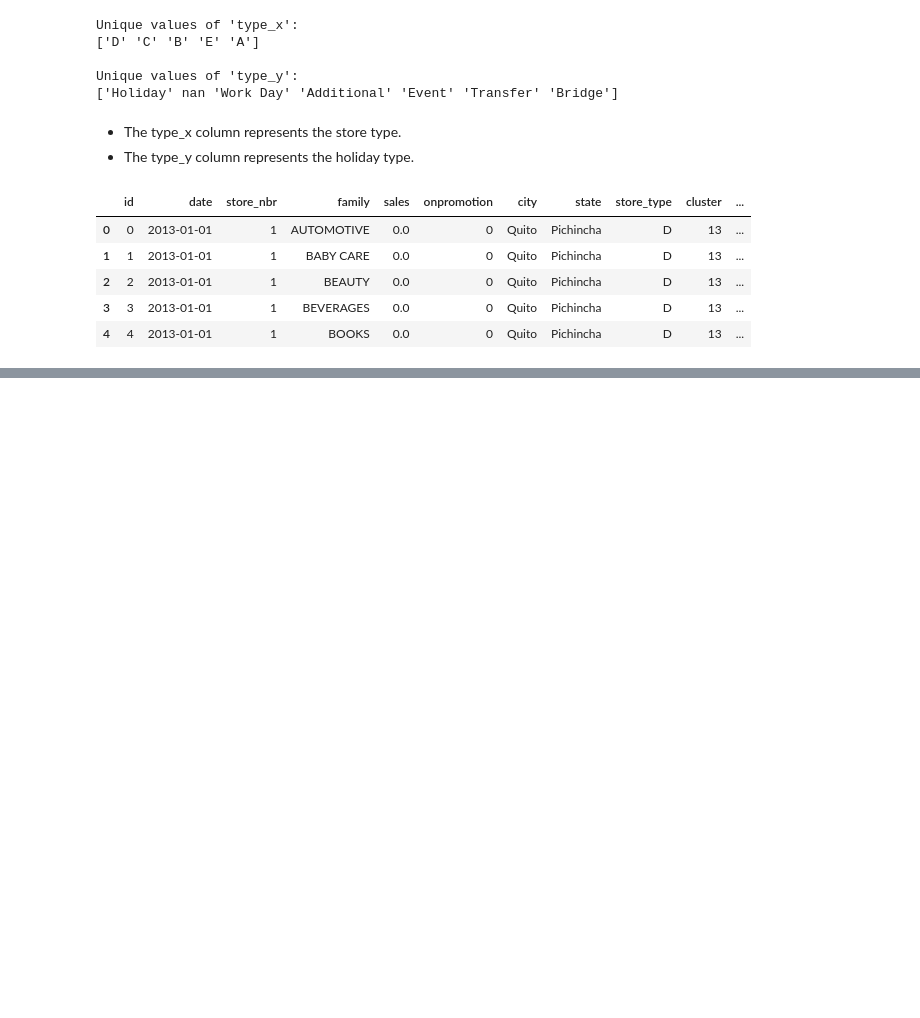
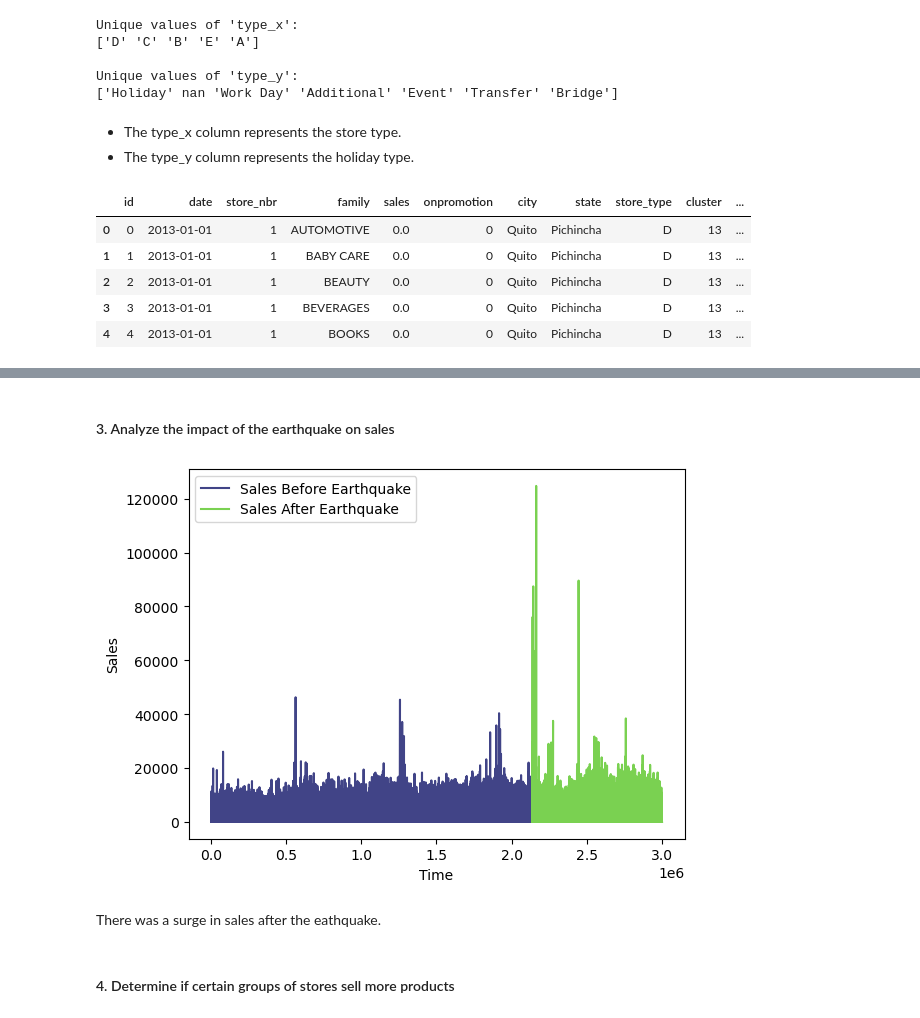
Before and after one commit to rasmodev/Time-Series-Forecasting---ML-Regression-Project, a Jupyter notebook: Regression_Time_Series.ipynb, the cells around one changed output, grey strips where cells are left out. Saved outputs shown, nothing was run; the diff lists cells and outputs as text; code cells hidden in the pictures; blank space fills up the shorter version.

```diff
--- a/Regression_Time_Series.ipynb
+++ b/Regression_Time_Series.ipynb
@@ -629,0 +586,11 @@ To proceed with imputing the missing values, we can use the SimpleImputer class
+# %%
+train_df['date'] = pd.to_datetime(train_df['date'])
+train_df['year'] = train_df['date'].dt.year
+
+lowest_sales_dates = train_df.groupby('year')['date'].min()
+lowest_sales_dates
+highest_sales_dates = train_df.groupby('year')['date'].max()
+
+print("Dates with the lowest sales for each year:\n", lowest_sales_dates)
+print('==='*15)
+print("Dates with the highest sales for each year:\n", highest_sales_dates)
@@ -629,0 +615,26 @@ To proceed with imputing the missing values, we can use the SimpleImputer class
+# %% [markdown]
+#### 3. Analyze the impact of the earthquake on sales
+# %%
+# Assign the variable earthquake_date to the date the earthquake took place (April 16, 2016)
+earthquake_date = pd.to_datetime('2016-04-16')
+
+# Filter the sales data before and after the earthquake
+sales_before_earthquake = train_df[train_df['date'] < earthquake_date]['sales']
+sales_after_earthquake = train_df[train_df['date'] > earthquake_date]['sales']
+
+# Set the colormap to viridis
+colormap = cm.get_cmap('viridis')
+
+# Plot the sales before and after the earthquake
+plt.plot(sales_before_earthquake, color=colormap(0.2), label='Sales Before Earthquake')
+plt.plot(sales_after_earthquake, color=colormap(0.8), label='Sales After Earthquake')
+plt.xlabel('Time')
+plt.ylabel('Sales')
+plt.legend()
+plt.show()
+# %% [output]
+[figure, added]
+# %% [markdown]
+There was a surge in sales after the eathquake.
+# %% [markdown]
+#### 4. Determine if certain groups of stores sell more products
```
Also changed, not shown: parts of 54 cells of this notebook.
